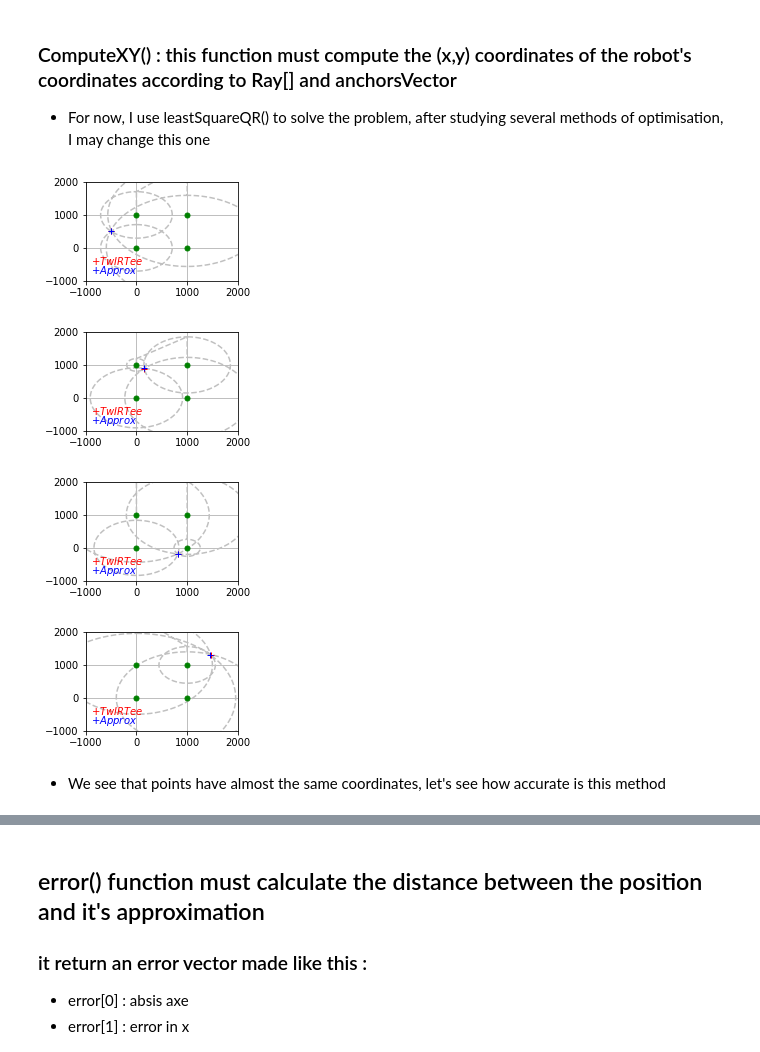
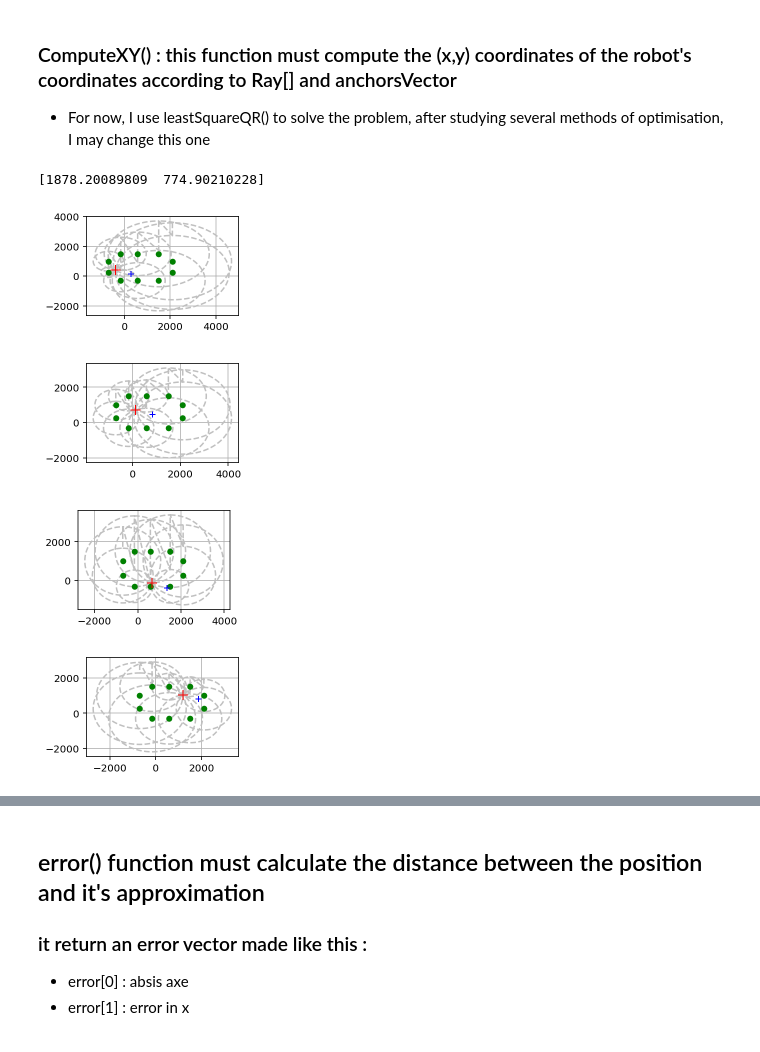
Before and after one commit to SamiEzz/TWIRTEE-IRT, a Jupyter notebook: trilaterationSimulation.ipynb, the cells around one changed output, grey strips where cells are left out. Cells and saved outputs as stored; diff of their text form; code cells hidden in the pictures.

```diff
--- a/trilaterationSimulation.ipynb
+++ b/trilaterationSimulation.ipynb
@@ -60,8 +66,8 @@ def robotMove(max,npoints):
     t=linspace(0,max,npoints)
     #x=150*sin(t)+60*t+200
     #y=100*t
-    x=-500+250*t
-    y=500+800*sin(t)
+    x=(-500+250*t)*0.8
+    y=0.8*(500+800*sin(t))
     robot=[]
     robot.append(x)
     robot.append(y)
@@ -82,7 +88,7 @@ def distanceSensors(rate,ray):
 		dvector.append(ray[i]+randint(-int(ray[i]*rate)-1,int(ray[i]*rate+1)))
 	return dvector;
 # %%
-vector=anchorsPosition(1000)
+#vector=anchorsPosition(1000)
 robot=robotMove(max,npoints)
 # %% [markdown]
 * 1er cas de figure :mesures parfaites
@@ -114,11 +120,12 @@ for j in range(4):
     ray=rightRayons(position,vector)
     cercles = drawCercles(vector,ray)
     plt.plot(cercles[0],cercles[1],"--",color="gray")
-    plt.text(-900,-800, r'$ +: TwIRTee $',color='red')
+    #plt.text(-900,-800, r'$ +: TwIRTee $',color='red')
     plt.plot(vector[0],vector[1],"o",markersize=5,color="green")
     plt.plot(robot[0][5*j],robot[1][5*j],"+",color="red")
-    plt.ylim(-1000,2000)
-    plt.xlim(-1000,2000)
+
+#    plt.ylim(-1000,2000)
+#    plt.xlim(-1000,2000)
     plt.grid(True)
     plt.show()
 # %% [output]
@@ -131,7 +138,9 @@ for j in range(4):
 # %%
 
 plt.figure(3)
-plt.title("Reel life example")
+title="Reel life example, rate : "
+title+=str(rate)
+plt.title(title)
 i=221
 for j in range(4):
     plt.subplot(i+j)
@@ -139,16 +148,16 @@ for j in range(4):
     position.append(robot[0][5*j])
     position.append(robot[1][5*j])
     ray=rightRayons(position,vector)
-    mesuredRay=distanceSensors(0.1,ray)
+    mesuredRay=distanceSensors(rate,ray)
     cercles = drawCercles(vector,mesuredRay)
     plt.plot(cercles[0],cercles[1],"--",color="gray")
-    plt.text(-900,-800, r'$ +: TwIRTee $',color='red')
+ #plt.text(-900,-800, r'$ +: TwIRTee $',color='red')
     plt.plot(vector[0],vector[1],"o",markersize=5,color="green")
     plt.plot(robot[0][5*j],robot[1][5*j],"+",color="red")
     plt.plot(robot[0][5*j],robot[1][5*j],"+",color="red")
 
-    plt.ylim(-1000,2000)
-    plt.xlim(-1000,2000)
+#    plt.ylim(-1000,2000)
+#    plt.xlim(-1000,2000)
     plt.grid(True)
     plt.show()
 # %% [output]
@@ -188,41 +197,39 @@ def computeXY(ray,anchorsVector):
     position=leastSquareQR(A,b)
     return position
 
-#x=computeXY(mesuredRay,vector)
-#x[0]
+x=computeXY(mesuredRay,vector)
+print(x)
+# %% [output]
+[1878.20089809  774.90210228]
 # %%
-
-
 plt.figure(3)
 
 for j in range(4):
     plt.subplot(221+j)
     position=[]
     position.append(robot[0][5*j])
     position.append(robot[1][5*j])
 
     ray=rightRayons(position,vector);
     mesuredRay=distanceSensors(rate,ray);
     aprox=computeXY(mesuredRay,vector);
     cercles = drawCercles(vector,mesuredRay);
 
     plt.plot(cercles[0],cercles[1],"--",color="silver")
     plt.plot(vector[0],vector[1],"o",markersize=5,color="Green")
-    plt.text(-900,-500, r'$ + TwIRTee $',color="red")
-    plt.plot(robot[0][5*j],robot[1][5*j],"+",color="red")
-    plt.text(-900,-800, r'$ + Approx $',color="blue")
+    #plt.text(-900,-500, r'$ + TwIRTee $',color="red")
+    plt.plot(robot[0][5*j],robot[1][5*j],"+",color="red",markersize=10)
+    #plt.text(-900,-800, r'$ + Approx $',color="blue")
     plt.plot(aprox[0],aprox[1],"+",color="blue")
 
     #print(aprox)
 
-    plt.ylim(-1000,2000)
-    plt.xlim(-1000,2000)
+#    plt.ylim(-1000,2000)
+#    plt.xlim(-1000,2000)
     plt.grid(True)
     plt.show()
 # %% [output]
-[figure, old version]
+[figure, new version]
-[figure, old version]
+[figure, new version]
-[figure, old version]
+[figure, new version]
-[figure, old version]
+[figure, new version]
-# %% [markdown]
-* We see that points have almost the same coordinates, let's see how accurate is this method
```
Also changed, not shown: parts of 7 cells of this notebook.
